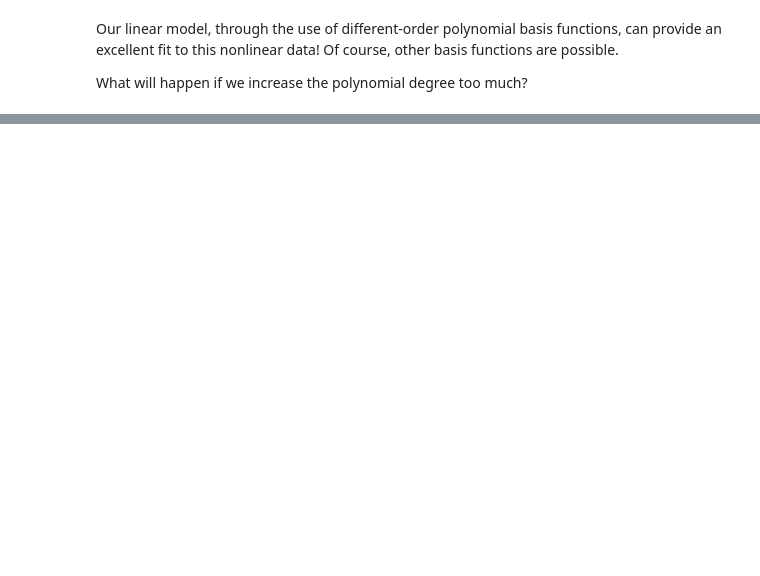
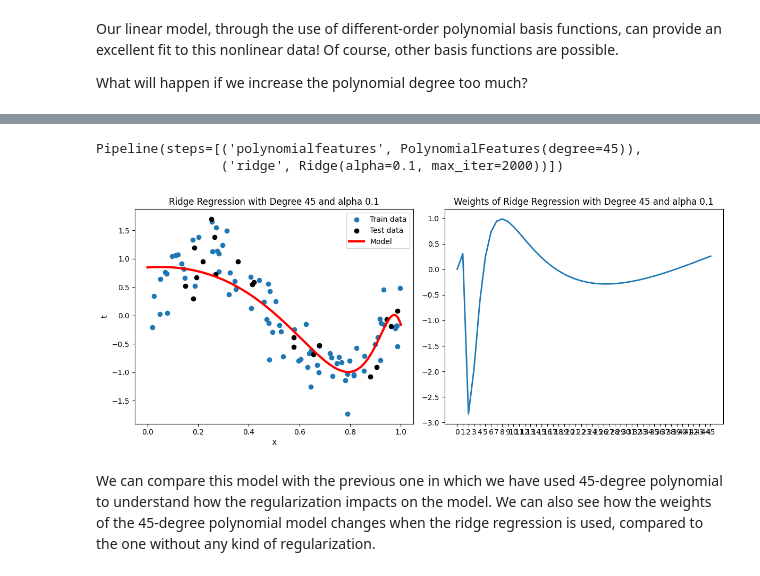
Before and after one commit to LeonardoSaccotelli/Machine-Learning-Collection-Lab, a Jupyter notebook: Machine-Learning-Lab/3-Linear-Models/3.0-Linear-Regression.ipynb, the cells around one changed output, grey strips where cells are left out. Saved outputs shown, nothing was run; the diff lists cells and outputs as text; code cells hidden in the pictures; blank space fills up the shorter version.

```diff
--- a/Machine-Learning-Lab/3-Linear-Models/3.0-Linear-Regression.ipynb
+++ b/Machine-Learning-Lab/3-Linear-Models/3.0-Linear-Regression.ipynb
@@ -271,0 +321,38 @@ The introduction of basis functions into our linear regression makes the model m
+# %%
+degree = 45
+alpha = 0.1
+max_iter = 2000
+# %%
+from sklearn.linear_model import Ridge
+ridge_model = make_pipeline(PolynomialFeatures(degree), Ridge(alpha=alpha, max_iter=max_iter))
+ridge_model.fit(X_train[:, np.newaxis], t_train)
+# %% [output]
+Pipeline(steps=[('polynomialfeatures', PolynomialFeatures(degree=45)),
+                ('ridge', Ridge(alpha=0.1, max_iter=2000))])
+# %%
+X_plot = np.linspace(0, 1, 1000)
+y_plot = ridge_model.predict(X_plot[:, np.newaxis])
+# %%
+plt.figure(figsize=(12, 5))
+plt.subplot(1, 2, 1)
+plt.scatter(X_train, t_train, marker='o')
+plt.scatter(X_test, t_test, marker='o', color='k')
+plt.plot(X_plot, y_plot, color='red', linewidth=3)
+plt.xlabel("X")
+plt.ylabel("t")
+plt.legend(['Train data', 'Test data', 'Model'], loc='best')
+plt.title(f"Ridge Regression with Degree {degree} and alpha {alpha}")
+
+plt.subplot(1, 2, 2)
+weights = ridge_model['ridge'].coef_
+num_weights = len(weights)
+plt.plot(weights, linewidth=2)
+plt.xticks(np.arange(0, num_weights, step=1))
+plt.title(f"Weights of Ridge Regression with Degree {degree} and alpha {alpha}")
+
+plt.tight_layout()
+plt.show()
+# %% [output]
+[figure, added]
+# %% [markdown]
+We can compare this model with the previous one in which we have used 45-degree polynomial to understand how the regularization impacts on the model. We can also see how the weights of the 45-degree polynomial model changes when the ridge regression is used, compared to the one without any kind of regularization.
```
Also changed, not shown: parts of 18 cells of this notebook.
